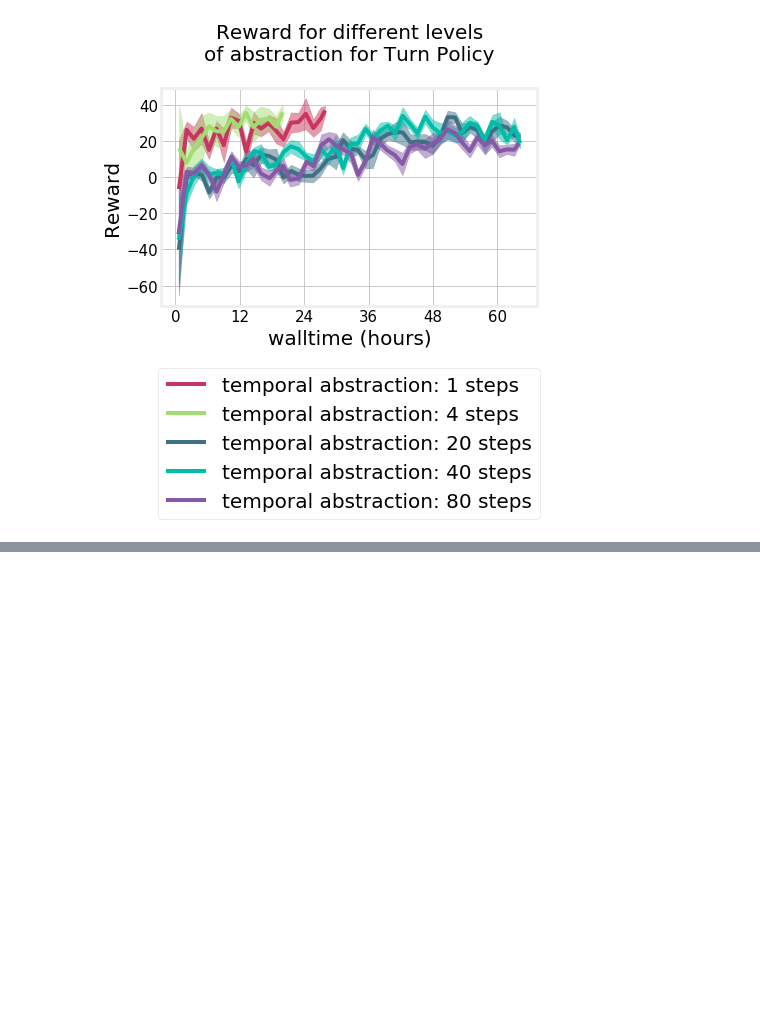
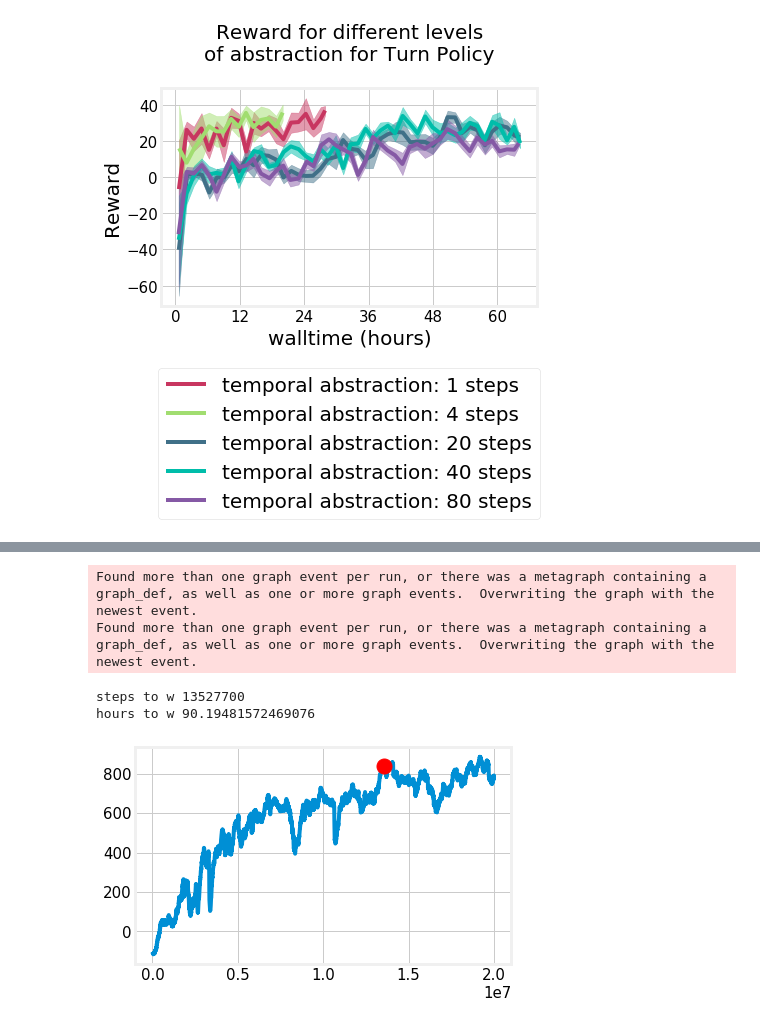
Before and after one commit to NotAnyMike/HRL, a Jupyter notebook: notebooks/Plots.ipynb, the cells around one changed output, grey strips where cells are left out. Cells and saved outputs as stored; diff of their text form; code cells hidden in the pictures; blank space fills up the shorter version.

```diff
--- a/notebooks/Plots.ipynb
+++ b/notebooks/Plots.ipynb
@@ -88,6 +88,13 @@ def data_to_weights(vals,w):
     print("hours to w",vals[0][w_idx]/3600)
     plt.plot(vals[1],vals[2])
     plt.plot(vals[1][w_idx],vals[2][w_idx],'.r',markersize=30)
+# %%
+def data_to_val(vals,v):
+    w_idx = [idx for idx,r in enumerate(vals[2]) if r >= v][0]
+    print("steps to w",vals[1][w_idx])
+    print("hours to w",vals[0][w_idx]/3600)
+    plt.plot(vals[1],vals[2])
+    plt.plot(vals[1][w_idx],vals[2][w_idx],'.r',markersize=30)
 # %%
 def merge_logs(*vals):
     val = [None,None,None,None]
@@ -1071,0 +1081,14 @@ plt.savefig("plots/temporal_abstractions_discounted.pdf",bbox_inches="tight", pa
+# %%
+n2n_hypo = load_scalars("../experiments/236_Nav_no_obstacles_n2n/logs/PPO2_1/")
+h_hypo = load_scalars("../experiments/237_Nav_no_obstacles_H/logs/PPO2_1/")
+h_fromnoobs = load_scalars("../experiments/242_Nav_from_noobs/logs/PPO2_1/")
+n2n_fromnoobs = load_scalars("../experiments/271_Nav_n2n_from_noobs/logs/PPO2_1/")
+# %% [output]
+Found more than one graph event per run, or there was a metagraph containing a graph_def, as well as one or more graph events.  Overwriting the graph with the newest event.
+Found more than one graph event per run, or there was a metagraph containing a graph_def, as well as one or more graph events.  Overwriting the graph with the newest event.
+# %%
+data_to_val(n2n_hypo,np.mean(n2n_hypo[2][-500]))
+# %% [output]
+steps to w 13527700
+hours to w 90.19481572469076
+[figure, added]
```
Also changed, not shown: parts of 5 cells of this notebook, 4 other files.
